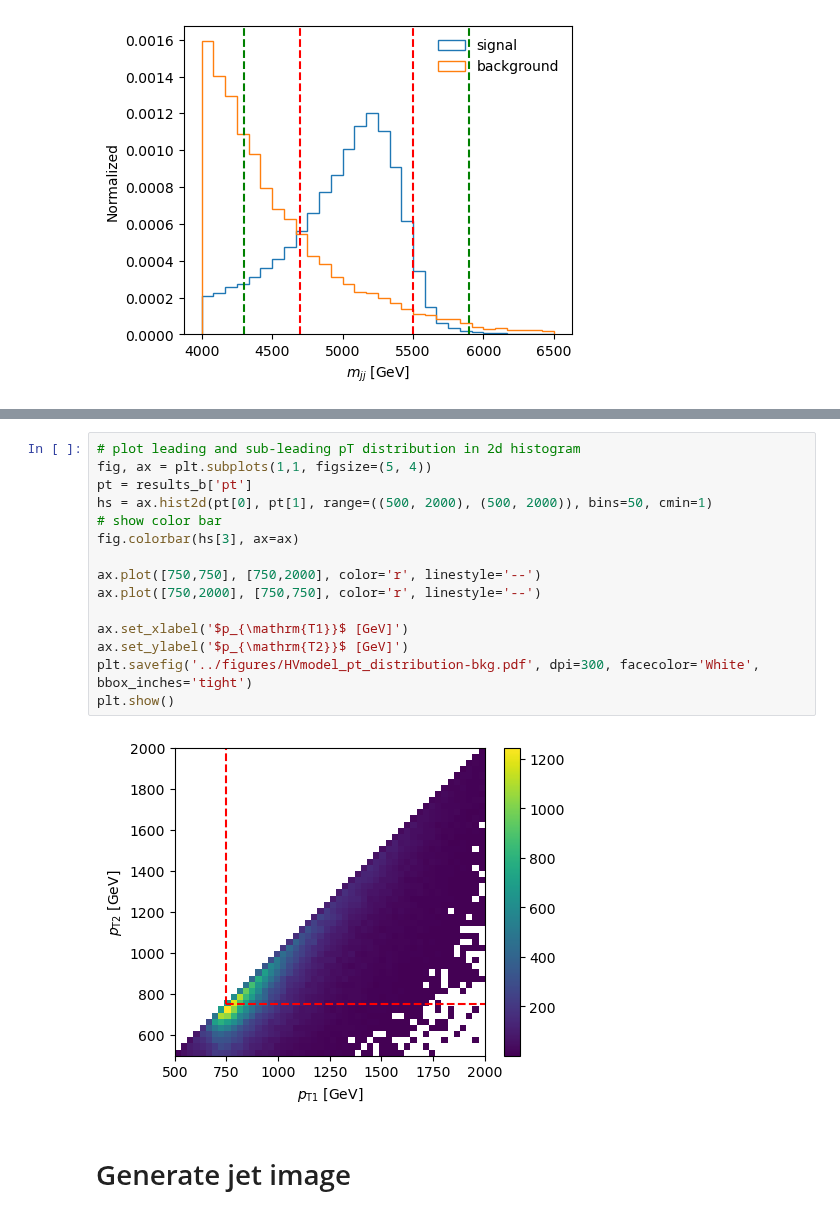
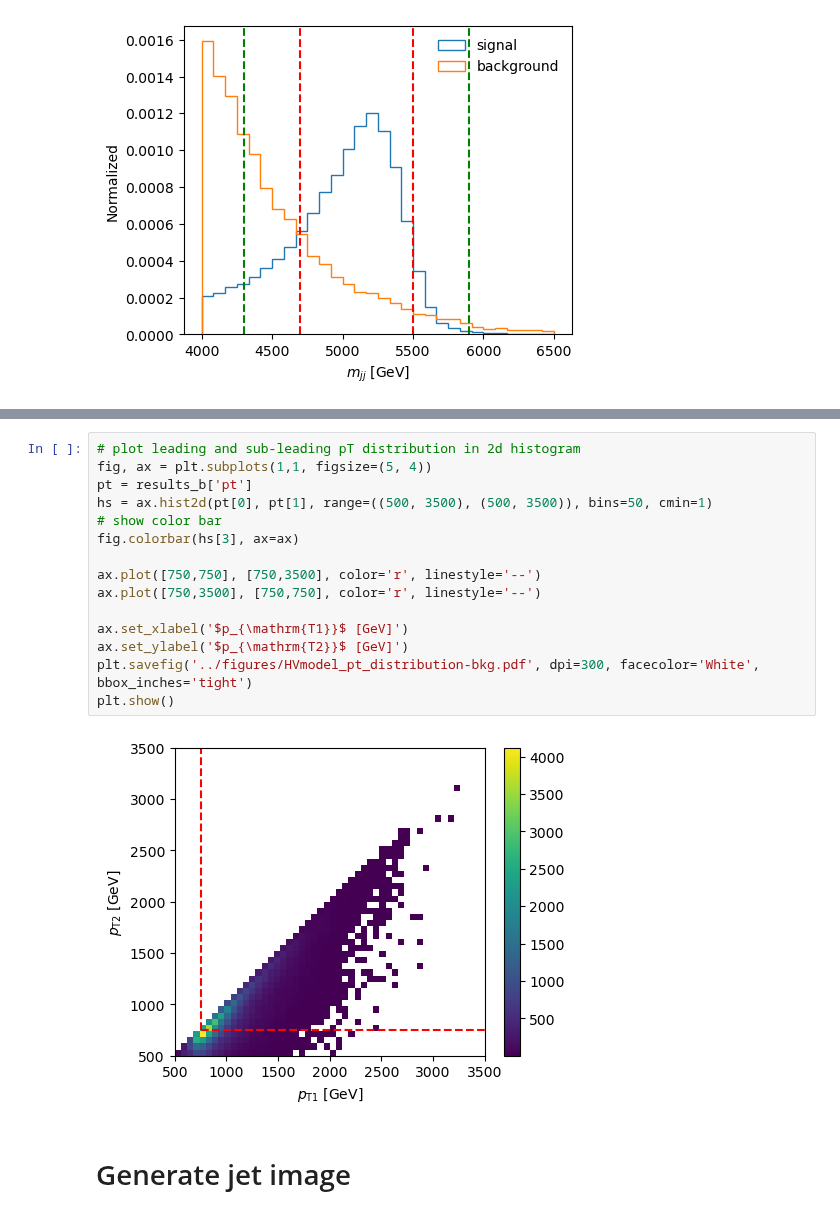
Before and after one commit to r10222035/data_augmentation, a Jupyter notebook: Sample/process_HVmodel_sample.ipynb, the cells around one changed output, grey strips where cells are left out. Drawn from its saved outputs; the diff is of its cells as text.

Commit message:
Code: Change plotting range

```diff
--- a/Sample/process_HVmodel_sample.ipynb
+++ b/Sample/process_HVmodel_sample.ipynb
@@ -266,20 +266,20 @@ plt.show()
 # %%
 # plot leading and sub-leading pT distribution in 2d histogram
 fig, ax = plt.subplots(1,1, figsize=(5, 4))
 pt = results_b['pt']
-hs = ax.hist2d(pt[0], pt[1], range=((500, 2000), (500, 2000)), bins=50, cmin=1)
+hs = ax.hist2d(pt[0], pt[1], range=((500, 3500), (500, 3500)), bins=50, cmin=1)
 # show color bar
 fig.colorbar(hs[3], ax=ax)
 
-ax.plot([750,750], [750,2000], color='r', linestyle='--')
-ax.plot([750,2000], [750,750], color='r', linestyle='--')
+ax.plot([750,750], [750,3500], color='r', linestyle='--')
+ax.plot([750,3500], [750,750], color='r', linestyle='--')
 
 ax.set_xlabel('$p_{\mathrm{T1}}$ [GeV]')
 ax.set_ylabel('$p_{\mathrm{T2}}$ [GeV]')
 plt.savefig('../figures/HVmodel_pt_distribution-bkg.pdf', dpi=300, facecolor='White', bbox_inches='tight')
 plt.show()
 # %% [output]
-[figure, old version]
+[figure, new version]
 # %% [markdown]
 # Generate jet image
 # %%
```
Also changed, not shown: parts of 2 cells of this notebook, 2 other files.
